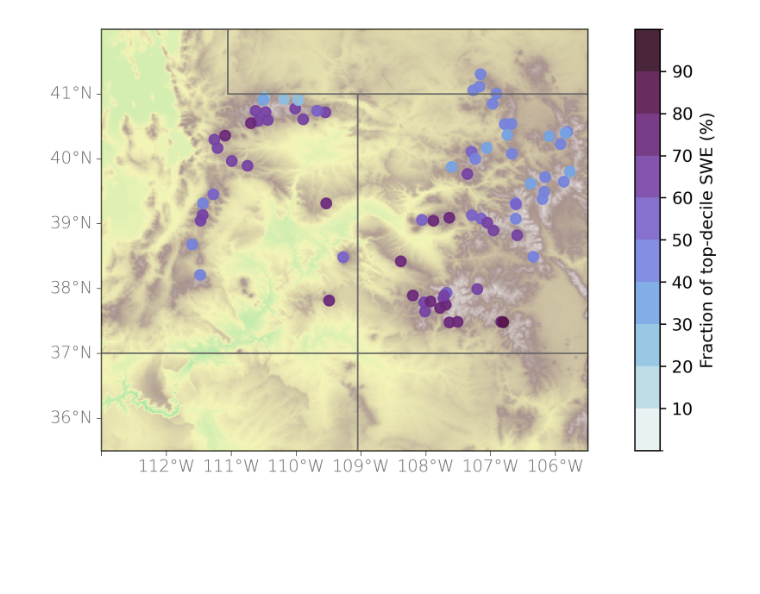
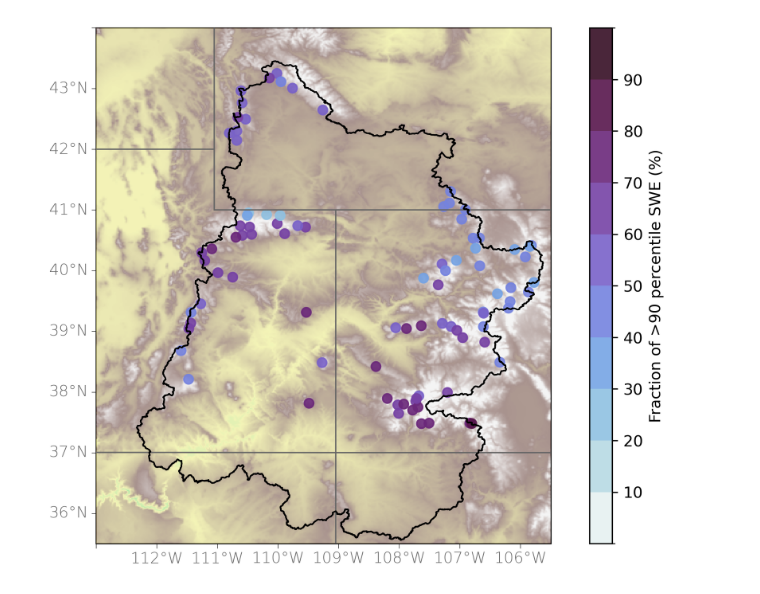
Before and after one commit to dlnash/UCRB_SNOTEL_trajectories, a Jupyter notebook: analysis/SNOTEL_AR_contribution_map.ipynb, the cells around one changed output. Saved outputs shown, nothing was run; the diff lists cells and outputs as text; code cells hidden in the pictures; blank space fills up the shorter version.

```diff
--- a/analysis/SNOTEL_AR_contribution_map.ipynb
+++ b/analysis/SNOTEL_AR_contribution_map.ipynb
@@ -19,10 +23,14 @@ import customcmaps as ccmap
 # %%
 path_to_out = '../out/'
 path_to_figs = '../figs/'
+# %%
+fp = globalvars.path_to_data + 'downloads/WBD_14_HU2/WBDHU2.shp'
+HU2_poly = gpd.read_file(fp)
+HU2_poly = HU2_poly.to_crs(epsg=4326)
 # %%
-
-fname = os.path.join(path_to_out, "AR_fraction_extreme_SWE_SNOTEL.csv")
+percentile=90
+fname = os.path.join(path_to_out, f"AR_fraction_{percentile}-percentile_SWE_SNOTEL.csv")
 df = pd.read_csv(fname)
-df
+df.sort_values(by='AR_fraction_extreme_SWE')
 # %% [output]
 |  | station | latitude | longitude | elevation | lat | lev | ens | lon | AR_fraction_extreme_SWE |
@@ -60,14 +52,14 @@ datacrs = ccrs.PlateCarree()  ## the projection the data is in
 mapcrs = ccrs.PlateCarree() ## the projection you want your map displayed in
 
 # Set tick/grid locations
-ext1 = [-113, -105.5, 35.5, 42.] # extent of CO
+ext1 = [-113, -105.5, 35.5, 44.] # extent of CO
 dx = np.arange(-113., -105.,1)
-dy = np.arange(36, 42,1)
+dy = np.arange(36, 45,1)
 
 # Create figure
-fig = plt.figure(figsize=(6., 4.5))
+fig = plt.figure(figsize=(6., 6))
 fig.dpi = 300
-fname = path_to_figs + 'AR_contribution_SNOTEL'
+fname = path_to_figs + f'AR_contribution_SNOTEL_{percentile}-percentile'
 fmt = 'png'
 
 # Grid layout
@@ -85,33 +77,39 @@ cbax = fig.add_subplot(gs[0,-1])
 
 ## Add axis for plot
 ax = fig.add_subplot(gs[0,0], projection=mapcrs)
 ax = draw_basemap(ax, extent=ext1, xticks=dx, yticks=dy,left_lats=True, right_lats=False, bottom_lons=True, mask_ocean=False, coastline=False)
 
 # topo with gray shading
-cs = plot_terrain(ax, ext1, vmax=4400, greyscale=False)
+cs = plot_terrain(ax, ext1, vmax=3500, greyscale=False)
 
 # add choropleth watershed fraction
 cbarticks = [10, 20, 30, 40, 50, 60, 70, 80, 90]
 cmap, norm, bnds = ccmap.cmap_segmented(cmo.dense, np.arange(0, 110, 10))
 col_name = 'AR_fraction_extreme_SWE'
 sc = ax.scatter(
     df['longitude'],
     df['latitude'],
     c=df[col_name],
     cmap=cmap,
     norm=norm,
     alpha=0.9,
     transform=datacrs,   # <-- critical for Cartopy
     zorder=101,
 )
 
 cbar = plt.colorbar(sc, cax=cbax)
-cbar.set_label("Fraction of top-decile SWE (%)")
+cbar.set_label(f"Fraction of >{percentile} percentile SWE (%)")
 cbar.set_ticks(cbarticks)
 
 ax.add_feature(cfeature.STATES, edgecolor='0.4', linewidth=0.8, zorder=199)
 
+# Plot HU2
+HU2_poly.crs = 'epsg:4326'
+feature = ShapelyFeature(HU2_poly.geometry, ccrs.PlateCarree(),
+                         edgecolor='k', facecolor='none', linewidth=1.)
+ax.add_feature(feature, zorder=200)
+
 
 fig.savefig('%s.%s' %(fname, fmt), bbox_inches='tight', dpi=fig.dpi)
 # %% [output]
-[figure, old version]
+[figure, new version]
```
Also changed, not shown: parts of 4 cells of this notebook, 15 other files.
